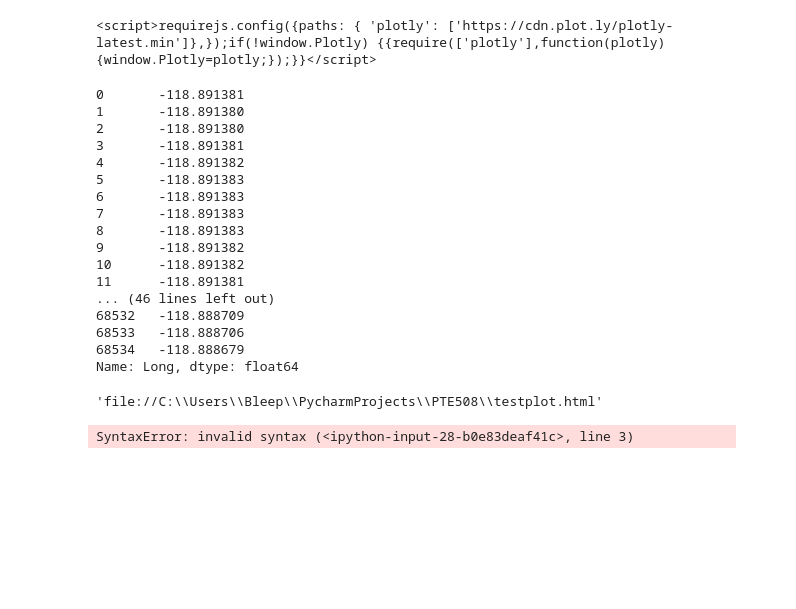
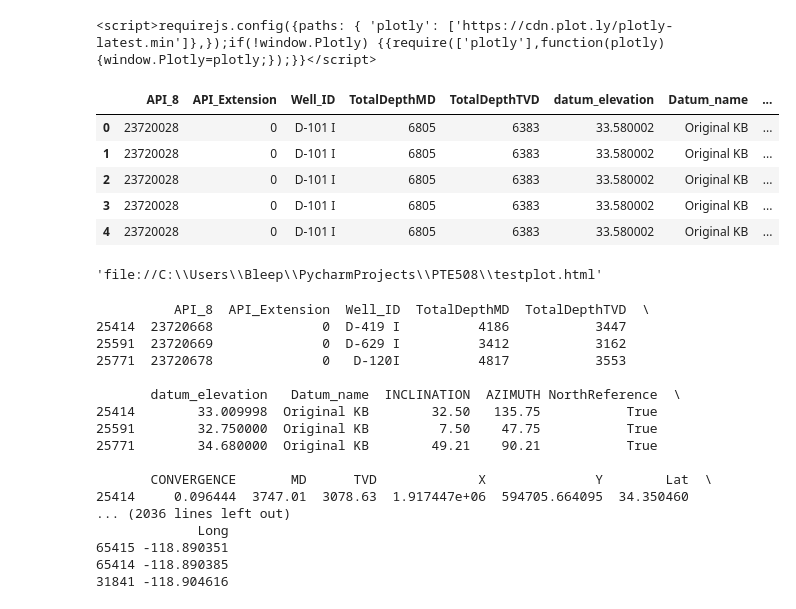
Before and after one commit to JReileyClark/PTE508, a Jupyter notebook: PTE514 Kdtree.ipynb, the cells around one changed output. Drawn from its saved outputs; the diff is of its cells as text; code cells hidden in the pictures; blank space fills up the shorter version.

```diff
--- a/PTE514 Kdtree.ipynb
+++ b/PTE514 Kdtree.ipynb
@@ -23,25 +23,13 @@ surveys = pd.read_excel('//BUFFALO/Download/USC SCHOOL STUFF/Dsurveys for KDTree
 # %%
 surveys.describe()
 surveys.head()
-surveys['Long']
 # %% [output]
-0       -118.891381
-1       -118.891380
-2       -118.891380
-3       -118.891381
-4       -118.891382
-5       -118.891383
-6       -118.891383
-7       -118.891383
-8       -118.891383
-9       -118.891382
-10      -118.891382
-11      -118.891381
-... (46 lines left out)
-68532   -118.888709
-68533   -118.888706
-68534   -118.888679
-Name: Long, dtype: float64
+|  | API_8 | API_Extension | Well_ID | TotalDepthMD | TotalDepthTVD | datum_elevation | Datum_name | ... |
+| 0 | 23720028 | 0 | D-101 I | 6805 | 6383 | 33.580002 | Original KB | ... |
+| 1 | 23720028 | 0 | D-101 I | 6805 | 6383 | 33.580002 | Original KB | ... |
+| 2 | 23720028 | 0 | D-101 I | 6805 | 6383 | 33.580002 | Original KB | ... |
+| 3 | 23720028 | 0 | D-101 I | 6805 | 6383 | 33.580002 | Original KB | ... |
+| 4 | 23720028 | 0 | D-101 I | 6805 | 6383 | 33.580002 | Original KB | ... |
 # %%
 d101 = surveys[(surveys['Well_ID'] == 'D-203') & (surveys['API_Extension'] == 0)][['X','Y','TVD']]
 d101.head()
@@ -66,8 +54,24 @@ dist, ind = tree.query(d101, 3)
 # %%
 #print(dist)
 ind
-kddata.ix[ind.
+kddata.ix[ind[0]]
 for row in ind:
     print(surveys.ix[row])
 # %% [output]
-SyntaxError: invalid syntax (<ipython-input-28-b0e83deaf41c>, line 3)
+          API_8  API_Extension  Well_ID  TotalDepthMD  TotalDepthTVD  \
+25414  23720668              0  D-419 I          4186           3447
+25591  23720669              0  D-629 I          3412           3162
+25771  23720678              0   D-120I          4817           3553
+
+       datum_elevation   Datum_name  INCLINATION  AZIMUTH NorthReference  \
+25414        33.009998  Original KB        32.50   135.75           True
+25591        32.750000  Original KB         7.50    47.75           True
+25771        34.680000  Original KB        49.21    90.21           True
+
+       CONVERGENCE       MD      TVD             X              Y        Lat  \
+25414     0.096444  3747.01  3078.63  1.917447e+06  594705.664095  34.350460
+... (2036 lines left out)
+             Long
+65415 -118.890351
+65414 -118.890385
+31841 -118.904616
```
Also changed, not shown: parts of 1 cell of this notebook, 1 other file.
